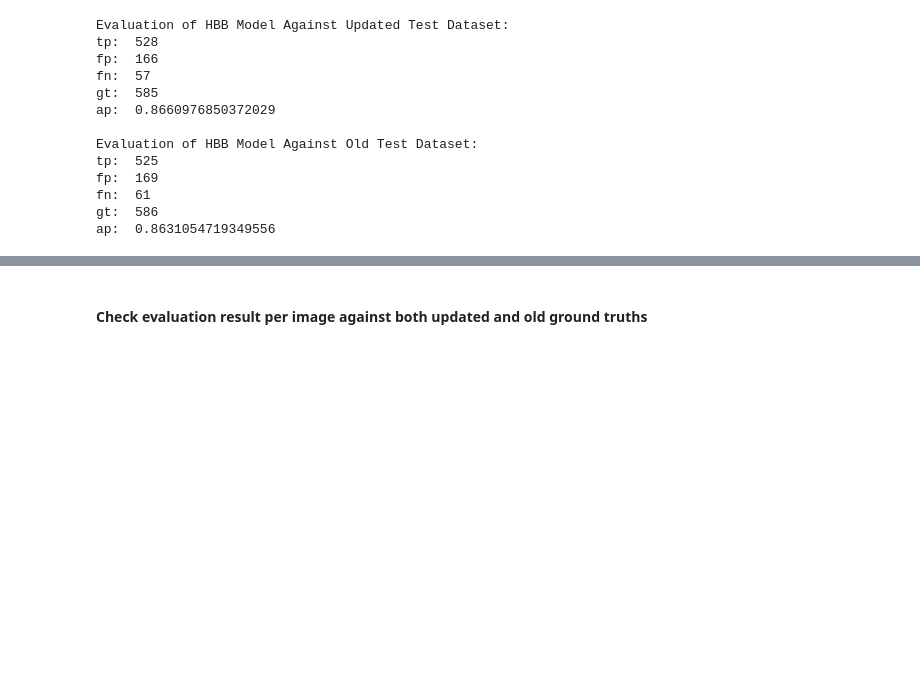
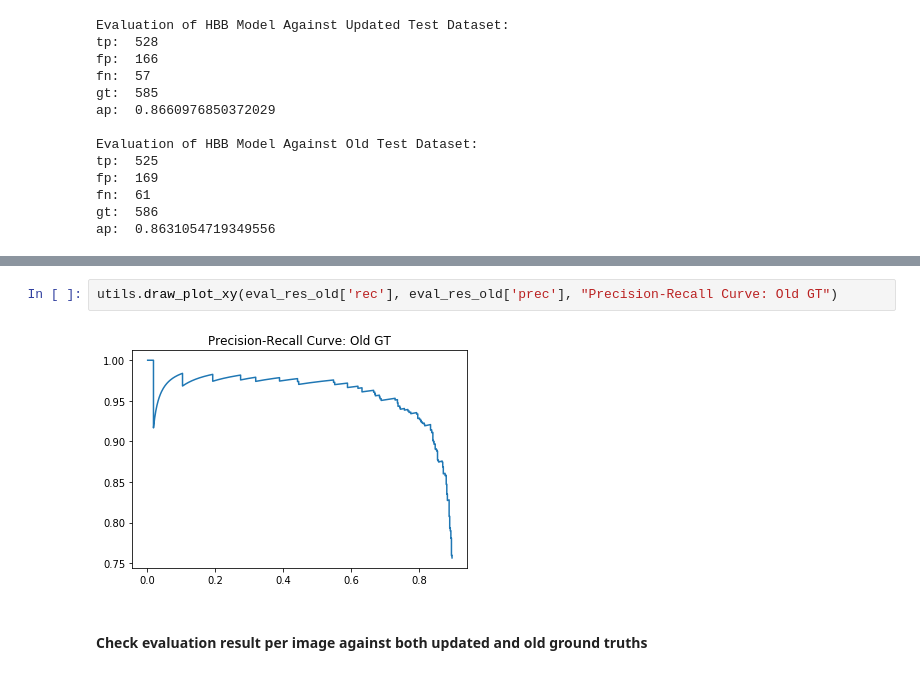
Before and after one commit to minhajul-arifin-badhon/thesis-codes, a Jupyter notebook: Evaluate HBB v1 Model (Trained on old dataset).ipynb, the cells around one changed output, grey strips where cells are left out. Saved outputs shown, nothing was run; the diff lists cells and outputs as text; blank space fills up the shorter version.

```diff
--- a/Evaluate HBB v1 Model (Trained on old dataset).ipynb
+++ b/Evaluate HBB v1 Model (Trained on old dataset).ipynb
@@ -164,3 +180,7 @@ ap:  0.8631054719349556
+# %%
+utils.draw_plot_xy(eval_res_old['rec'], eval_res_old['prec'], "Precision-Recall Curve: Old GT")
+# %% [output]
+[figure, added]
 # %% [markdown]
 #### Check evaluation result per image against both updated and old ground truths
 # %%
```
Also changed, not shown: parts of 7 cells of this notebook, 2 other files.
